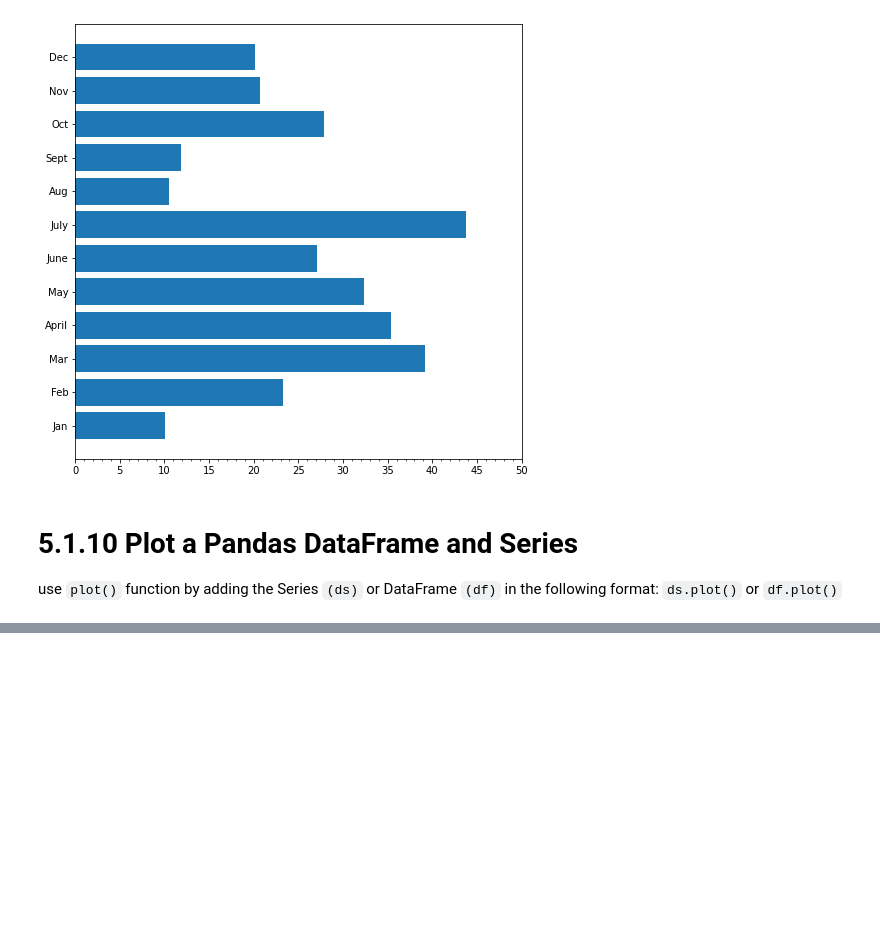
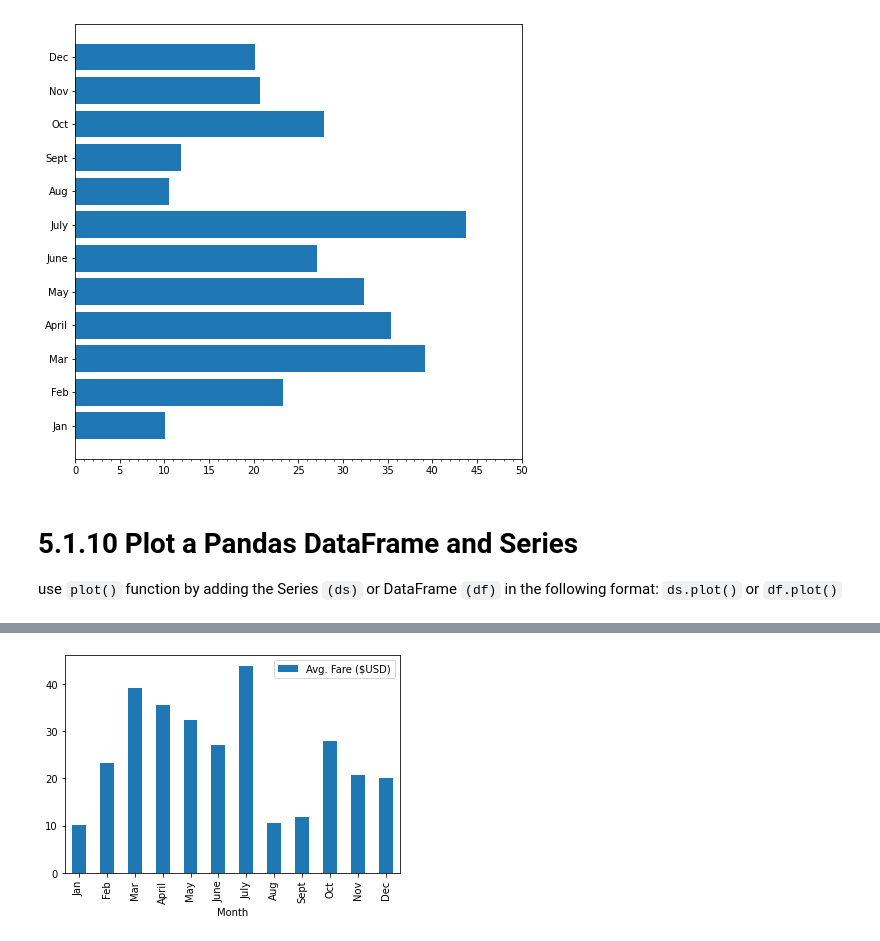
Before and after one commit to christybell/PyBer_Analysis, a Jupyter notebook: matplotlib_practice.ipynb, the cells around one changed output, grey strips where cells are left out. Cells and saved outputs as stored; diff of their text form; code cells hidden in the pictures; blank space fills up the shorter version.

```diff
--- a/matplotlib_practice.ipynb
+++ b/matplotlib_practice.ipynb
@@ -435,0 +479,5 @@ use `plot()` function by adding the Series `(ds)` or DataFrame `(df)` in the fol
+# %%
+pyber_ride_df.plot(x="Month", y="Avg. Fare ($USD)", kind='bar')
+plt.show()
+# %% [output]
+[figure, added]
```
Also changed, not shown: parts of 5 cells of this notebook, 4 other files.
